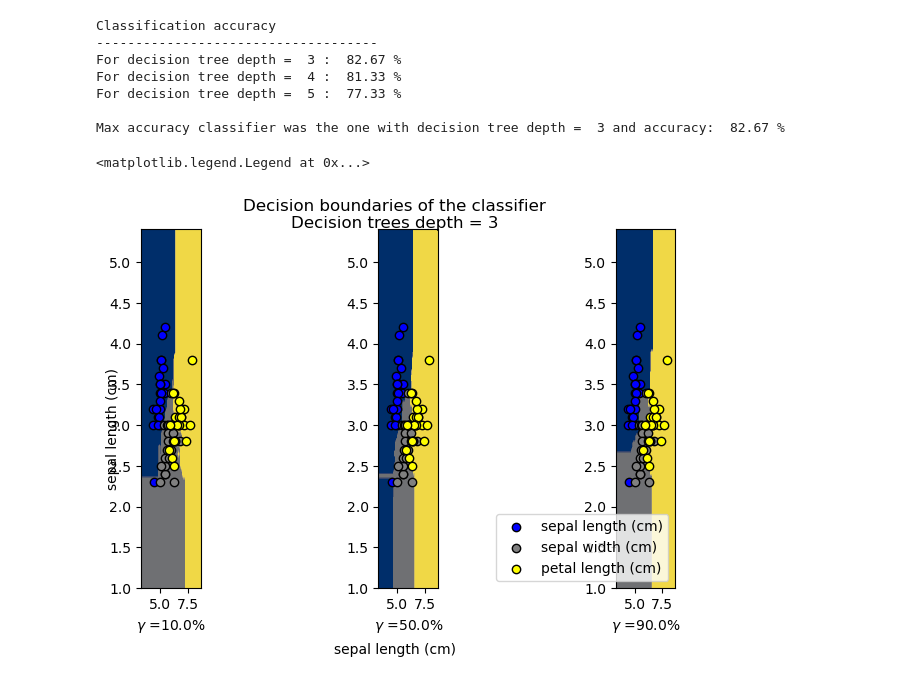
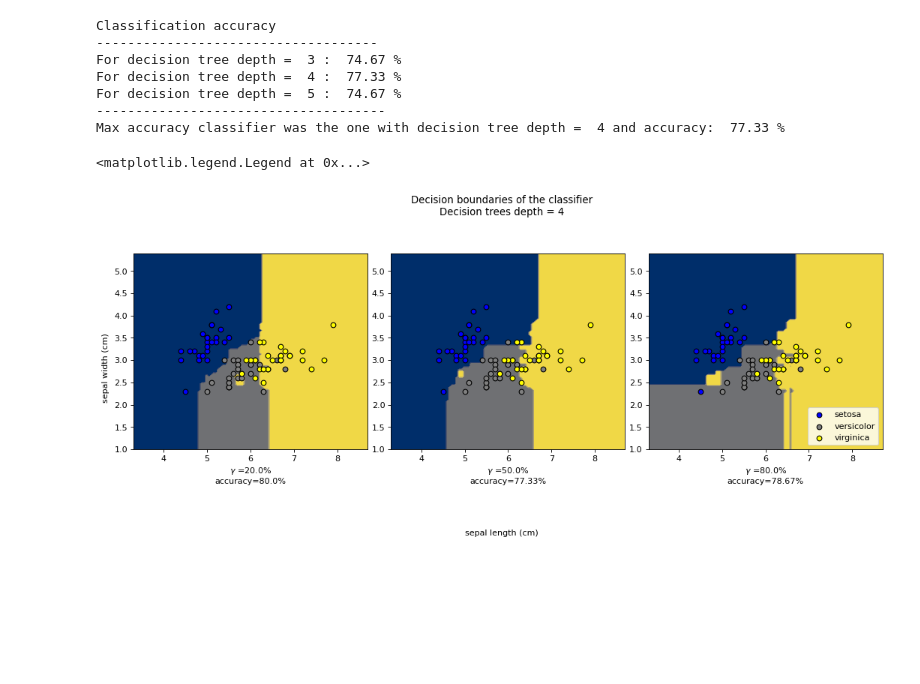
Before and after one commit to styltopa/PatternRecognition, a Jupyter notebook: topalidis_9613_Assignment3.ipynb, the cells around one changed output. Cells and saved outputs as stored; diff of their text form; code cells hidden in the pictures; blank space fills up the shorter version.

Commit message:
Subplots for the different gamma (percentages of training data used)

```diff
--- a/topalidis_9613_Assignment3.ipynb
+++ b/topalidis_9613_Assignment3.ipynb
@@ -169,20 +170,22 @@ Max accuracy classifier was the one with depth =  4 and accuracy:  80.0 %
 # Number of bootstrap samples and number of trees in the random forest classifier
 B = 100
 # Percentage of the original training data in the bootstrap samples
-gamma = 0.1
+gamma = 0.5
 
 numOfTrainingData = len(targetSet)*numOfTrainingDataPerIdentifier
 
 # Number of elements per bootstrap sample
 bootSamNumOfElem = round(gamma*numOfTrainingData)
 
+rnd = random.randint(-100, 100)
 
 print('Classification accuracy\n------------------------------------')
 # Forest tree depths
 treeDepths = np.array([3, 4, 5])
 for depthCount in treeDepths:
+    random.seed(rnd)
     # Classifier training
-    clf =RandomForestClassifier(n_estimators=B, max_depth=depthCount, bootstrap=True, max_samples=bootSamNumOfElem)
+    clf = RandomForestClassifier(n_estimators=B, max_depth=depthCount, bootstrap=True, max_samples=bootSamNumOfElem)
     clf = clf.fit(trainingArr, targetArrTraining)
 
     # Classifier predictions of the targets
@@ -210,23 +213,27 @@ for depthCount in treeDepths:
         maxAcc = accuracy
         maxAccDepth = depthCount
 
-print('\nMax accuracy classifier was the one with decision tree depth = ', str(maxAccDepth), \
+print('-------------------------------------\n'
+    'Max accuracy classifier was the one with decision tree depth = ', str(maxAccDepth), \
     'and accuracy: ', round(100*maxAcc, 2), '%')
 
-fig = plt.figure()
+fig = plt.figure(figsize=(15, 6), dpi=80)
+
 # Set common labels
 fig.text(0.5, 0.04, iris.feature_names[0], ha='center', va='center')
-fig.text(0.06, 0.5, iris.feature_names[0], ha='center', va='center', rotation='vertical')
+fig.text(0.06, 0.5, iris.feature_names[1], ha='center', va='center', rotation='vertical')
 
 # Decision boundaries of the forests trained with different gamma
 # (percentage of the original training data)
-gammaArr = [0.1, 0.5, 0.9]
+gammaArr = [0.2, 0.5, 0.8]
 
 for gammaCount, gammaVal in enumerate(gammaArr):
 
     # different percentage (gamma) of the original training data  is used each time
     bootSamNumOfElem = round(gammaVal*numOfTrainingData)
 
+    # to get the same classifier as before
+    random.seed(rnd)
     # Training for the different gamma values for the maxDepth found before
     clf = RandomForestClassifier(n_estimators=B, max_depth=maxAccDepth, bootstrap=True, max_samples=bootSamNumOfElem)
     clf = clf.fit(trainingArr, targetArrTraining)
@@ -243,42 +250,42 @@ for gammaCount, gammaVal in enumerate(gammaArr):
     # for every sample prediction
     for predCount in range(numOfTrainingData):
         if targetArrTesting[predCount] == targetArrPred[predCount]:
             correctlyPredicted = correctlyPredicted + 1
 
     accuracy = correctlyPredicted/numOfTrainingData
 
     # Plot the corresponding subplot
     ax = plt.subplot(1, len(gammaArr), gammaCount+1)
-    plt.tight_layout(h_pad=0.5, w_pad=10.5, pad=2.5)
+    plt.tight_layout(h_pad=0.5, w_pad=0.5, pad=7.5)
     display = DecisionBoundaryDisplay.from_estimator(
         clf, trainingArr,  cmap=plt.cm.cividis, response_method="predict",
         ax = ax,
-        xlabel=r'$\gamma$ ='+ str(100*gammaVal)+ '%\naccuracy='+ str(round(accuracy, 2)),
+        xlabel=r'$\gamma$ ='+ str(100*gammaVal)+ '%\naccuracy='+ str(round(100*accuracy, 2))+ '%',
         plot_method= 'contourf'
     )
 
     c  = ['blue', 'grey', 'yellow']
 
     for counter, target in enumerate(targetArr):
         targetInds = np.where(targetArrTesting == target)
         plt.scatter(
-            testingArr[targetInds, 0], testingArr[targetInds, 1], color=c[counter], edgecolor="black", label = iris.feature_names[counter]
+            testingArr[targetInds, 0], testingArr[targetInds, 1], color=c[counter], edgecolor="black", label = iris.target_names[counter]
         )
 
 
 plt.suptitle('Decision boundaries of the classifier\nDecision trees depth = ' \
         + str(maxAccDepth))
 plt.legend(loc='lower right')
 # %% [output]
 Classification accuracy
 ------------------------------------
-For decision tree depth =  3 :  82.67 %
-For decision tree depth =  4 :  81.33 %
-For decision tree depth =  5 :  77.33 %
-
-Max accuracy classifier was the one with decision tree depth =  3 and accuracy:  82.67 %
+For decision tree depth =  3 :  74.67 %
+For decision tree depth =  4 :  77.33 %
+For decision tree depth =  5 :  74.67 %
+-------------------------------------
+Max accuracy classifier was the one with decision tree depth =  4 and accuracy:  77.33 %
 <matplotlib.legend.Legend at 0x...>
-[figure, old version]
+[figure, new version]
 # %%
 # 1) Do subplots for the forest case for the different numbers of gamma (0.2, 0.5, 0.8).
 # The less the sample percentage from the original sample, the more differently the decision trees are
```
Also changed, not shown: parts of 1 cell of this notebook.
